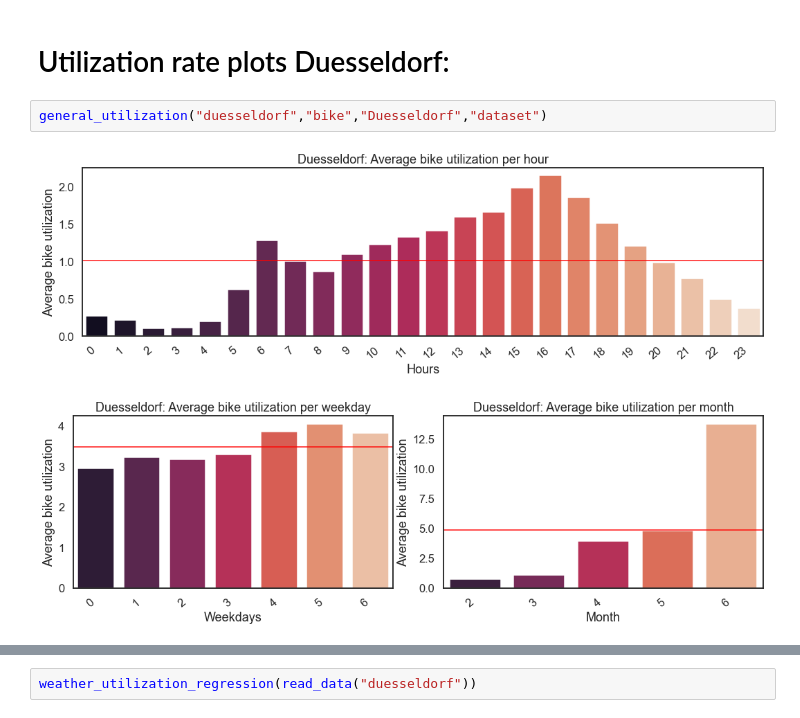
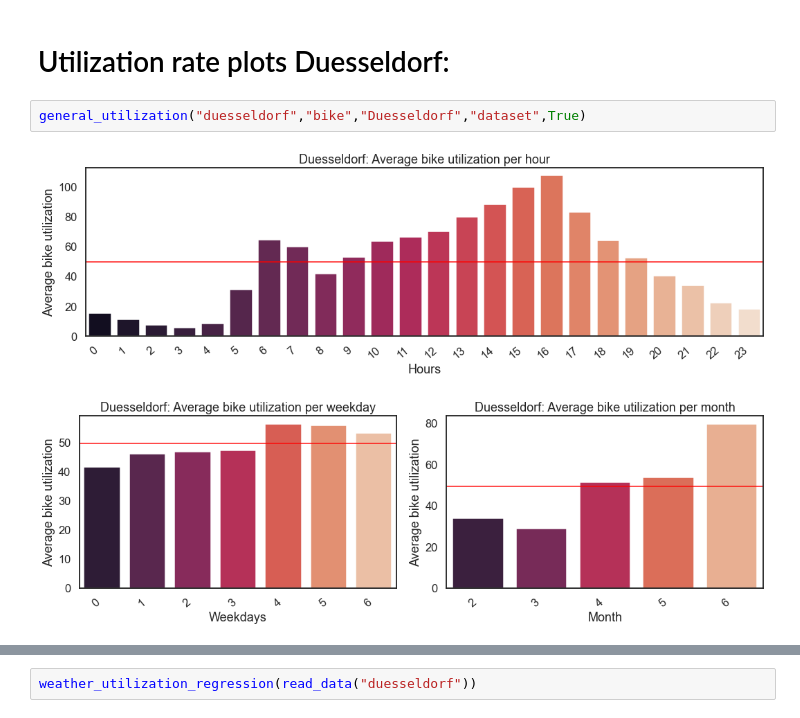
Before and after one commit to Polifka/eagle_gang, a Jupyter notebook: KPI analysis.ipynb, the cells around one changed output, grey strips where cells are left out. Cells and saved outputs as stored; diff of their text form.

```diff
--- a/KPI analysis.ipynb
+++ b/KPI analysis.ipynb
@@ -191,7 +225,7 @@ def plot_weather_daily_average_regression (data,condition):
 # %% [markdown]
 # Utilization rate plots Duesseldorf:
 # %%
-general_utilization("duesseldorf","bike","Duesseldorf","dataset")
+general_utilization("duesseldorf","bike","Duesseldorf","dataset",True)
 # %% [output]
-[figure, old version]
+[figure, new version]
-[figure, old version]
+[figure, new version]
```
Also changed, not shown: parts of 9 cells of this notebook, 6 other files.
